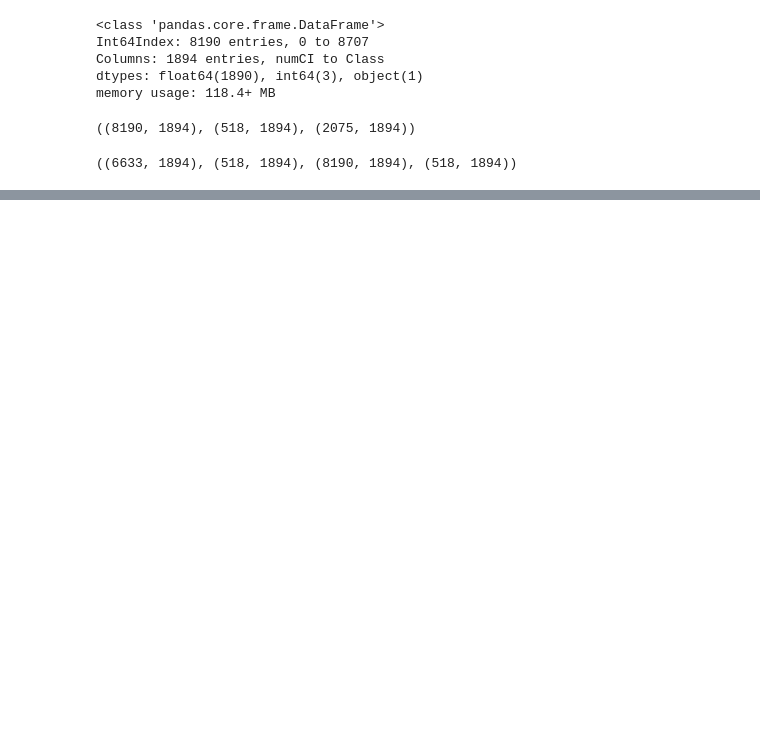
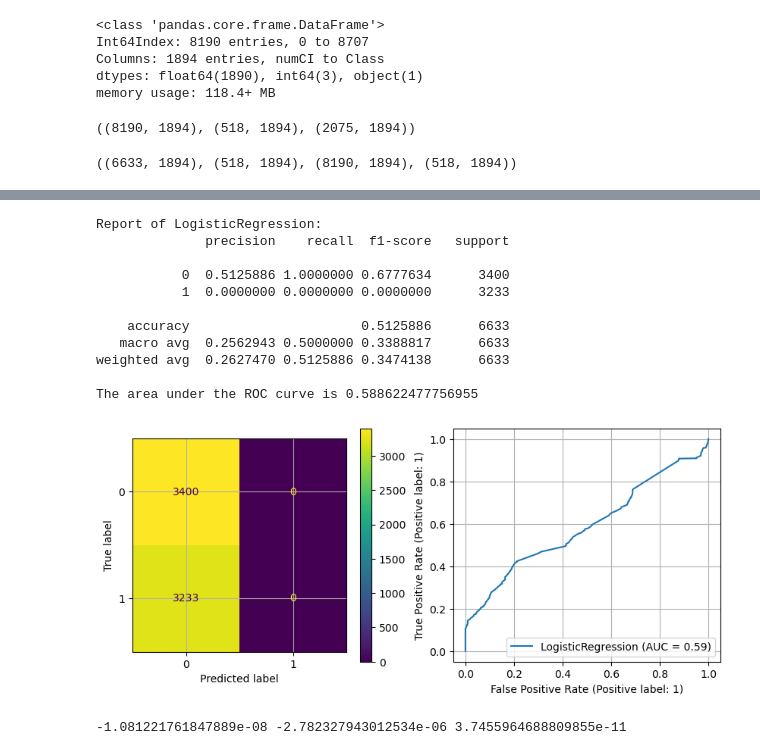
Before and after one commit to chenxuhe79/AppliedPredictiveModeling, a Jupyter notebook: Ch12_7.ipynb, the cells around one changed output, grey strips where cells are left out. Drawn from its saved outputs; the diff is of its cells as text; code cells hidden in the pictures; blank space fills up the shorter version.

```diff
--- a/Ch12_7.ipynb
+++ b/Ch12_7.ipynb
@@ -539,0 +597,15 @@ modelFit.coef_, modelFit.intercept_
+# %%
+modelPerf(daySquareModel,X_poly,trainy_1feat)
+# %% [output]
+Report of LogisticRegression:
+              precision    recall  f1-score   support
+
+           0  0.5125886 1.0000000 0.6777634      3400
+           1  0.0000000 0.0000000 0.0000000      3233
+
+    accuracy                      0.5125886      6633
+   macro avg  0.2562943 0.5000000 0.3388817      6633
+weighted avg  0.2627470 0.5125886 0.3474138      6633
+
+The area under the ROC curve is 0.588622477756955
+[figure, added]
@@ -539,0 +617,7 @@ modelFit.coef_, modelFit.intercept_
+# %%
+sqc1, sqc2 = daySquareModel.coef_[0]
+sq_b = daySquareModel.intercept_[0]
+print(sqc1, sqc2, sq_b)
+sq_b, sqc1, sqc2 = (1.881341, -0.018622,0.000038)
+# %% [output]
+-1.081221761847889e-08 -2.782327943012534e-06 3.7455964688809855e-11
```
Also changed, not shown: parts of 27 cells of this notebook.
